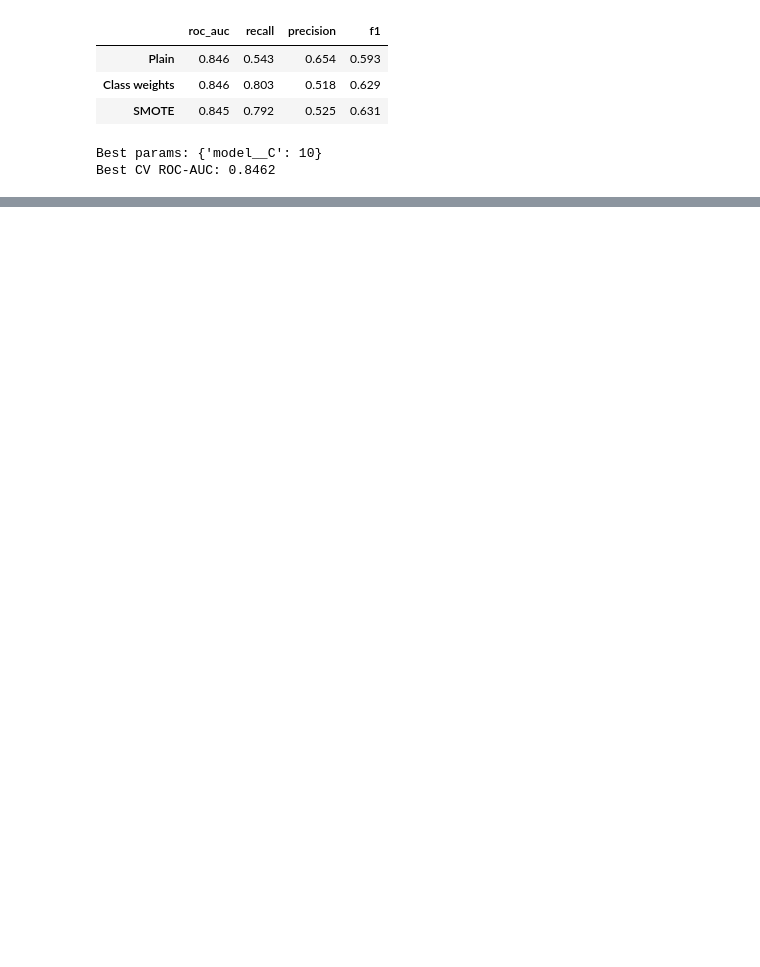
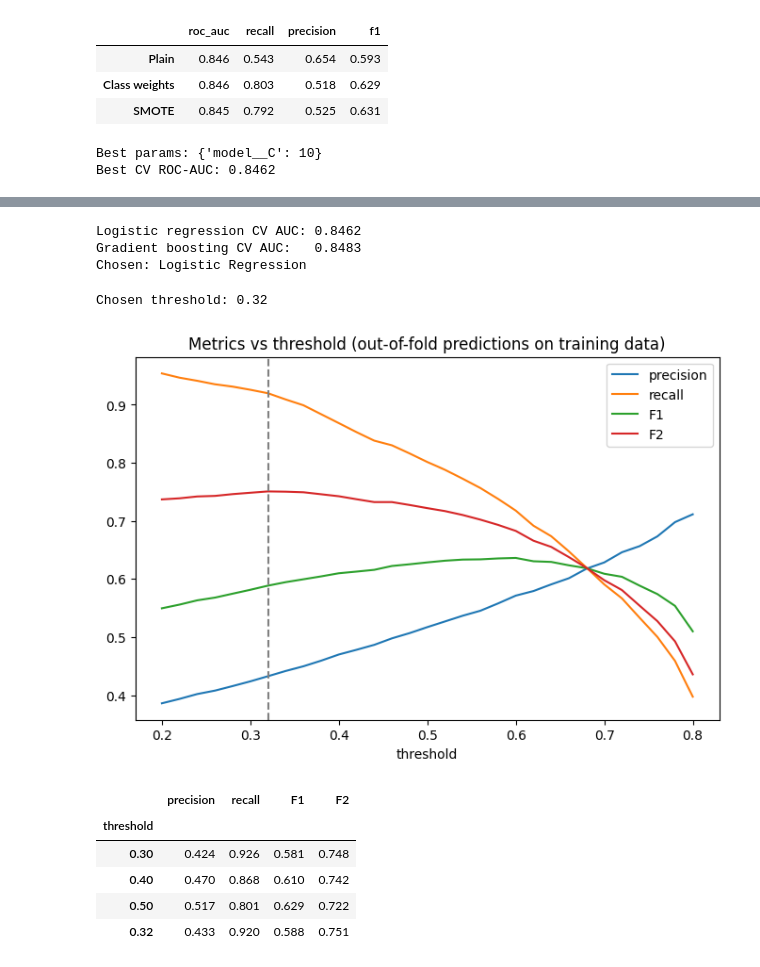
Before and after one commit to shivani07j/telco-churn, a Jupyter notebook: notebooks/08_imbalance_and_tuning.ipynb, the cells around one changed output, grey strips where cells are left out. Saved outputs shown, nothing was run; the diff lists cells and outputs as text; code cells hidden in the pictures; blank space fills up the shorter version.

```diff
--- a/notebooks/08_imbalance_and_tuning.ipynb
+++ b/notebooks/08_imbalance_and_tuning.ipynb
@@ -98,0 +102,48 @@ print("Best CV ROC-AUC:", round(gb_search.best_score_, 4))
+# %%
+print("Logistic regression CV AUC:", round(lr_search.best_score_, 4))
+print("Gradient boosting CV AUC:  ", round(gb_search.best_score_, 4))
+
+if gb_search.best_score_ - lr_search.best_score_ > 0.005:
+    best_name, best_model = "Gradient Boosting", gb_search.best_estimator_
+else:
+    best_name, best_model = "Logistic Regression", lr_search.best_estimator_
+
+print("Chosen:", best_name)
+# %% [output]
+Logistic regression CV AUC: 0.8462
+Gradient boosting CV AUC:   0.8483
+Chosen: Logistic Regression
+# %%
+oof_proba = cross_val_predict(best_model, X_train, y_train, cv=cv,
+                              method="predict_proba", n_jobs=-1)[:, 1]
+
+rows = []
+for t in np.arange(0.20, 0.81, 0.02):
+    p = (oof_proba >= t).astype(int)
+    rows.append({
+        "threshold": round(t, 2),
+        "precision": precision_score(y_train, p),
+        "recall": recall_score(y_train, p),
+        "F1": f1_score(y_train, p),
+        "F2": fbeta_score(y_train, p, beta=2),
+    })
+
+thr = pd.DataFrame(rows).set_index("threshold")
+best_threshold = thr["F2"].idxmax()
+print("Chosen threshold:", best_threshold)
+
+thr[["precision", "recall", "F1", "F2"]].plot(figsize=(8, 5))
+plt.axvline(best_threshold, color="grey", linestyle="--")
+plt.title("Metrics vs threshold (out-of-fold predictions on training data)")
+plt.show()
+
+thr.loc[[0.3, 0.4, 0.5, best_threshold]].round(3)
+# %% [output]
+Chosen threshold: 0.32
+[figure, added]
+|  | precision | recall | F1 | F2 |
+| threshold |  |  |  |  |
+| 0.30 | 0.424 | 0.926 | 0.581 | 0.748 |
+| 0.40 | 0.470 | 0.868 | 0.610 | 0.742 |
+| 0.50 | 0.517 | 0.801 | 0.629 | 0.722 |
+| 0.32 | 0.433 | 0.920 | 0.588 | 0.751 |
```
Also changed, not shown: parts of 5 cells of this notebook, 1 other file.
